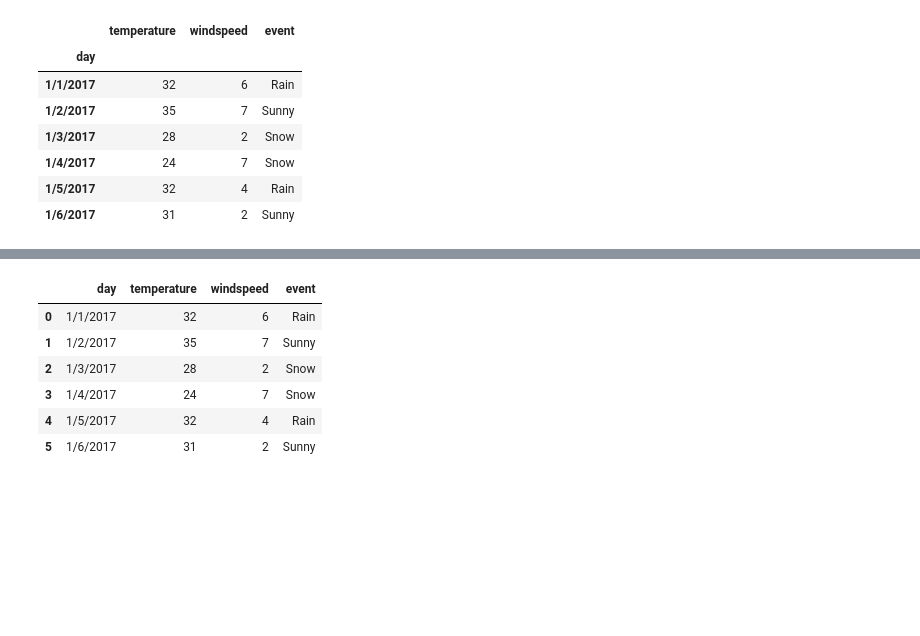
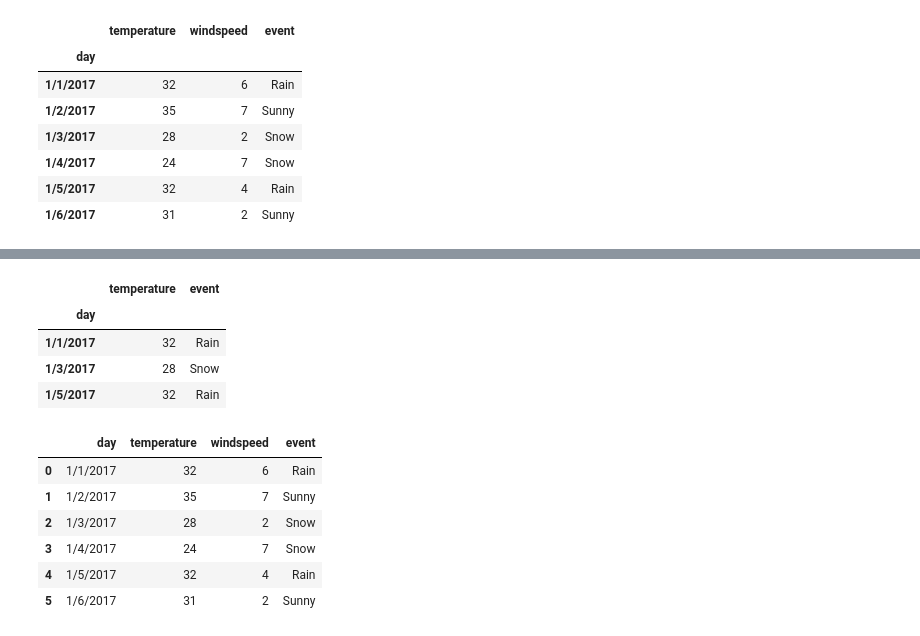
Before and after one commit to sudeshnab19/Analytics, a Jupyter notebook: Pandas/Session1/DataframeBasics.ipynb, the cells around one changed output, grey strips where cells are left out. Saved outputs shown, nothing was run; the diff lists cells and outputs as text; code cells hidden in the pictures; blank space fills up the shorter version.

```diff
--- a/Pandas/Session1/DataframeBasics.ipynb
+++ b/Pandas/Session1/DataframeBasics.ipynb
@@ -188,3 +209,11 @@ data.iloc[2:3]
+# %%
+data.iloc[0::2,0::2] # it gives only the odd columns with odd row values
+# %% [output]
+|  | temperature | event |
+| day |  |  |
+| 1/1/2017 | 32 | Rain |
+| 1/3/2017 | 28 | Snow |
+| 1/5/2017 | 32 | Rain |
 # %%
 data.reset_index(inplace=True)
 data
```
Also changed, not shown: parts of 6 cells of this notebook, 21 other files.
